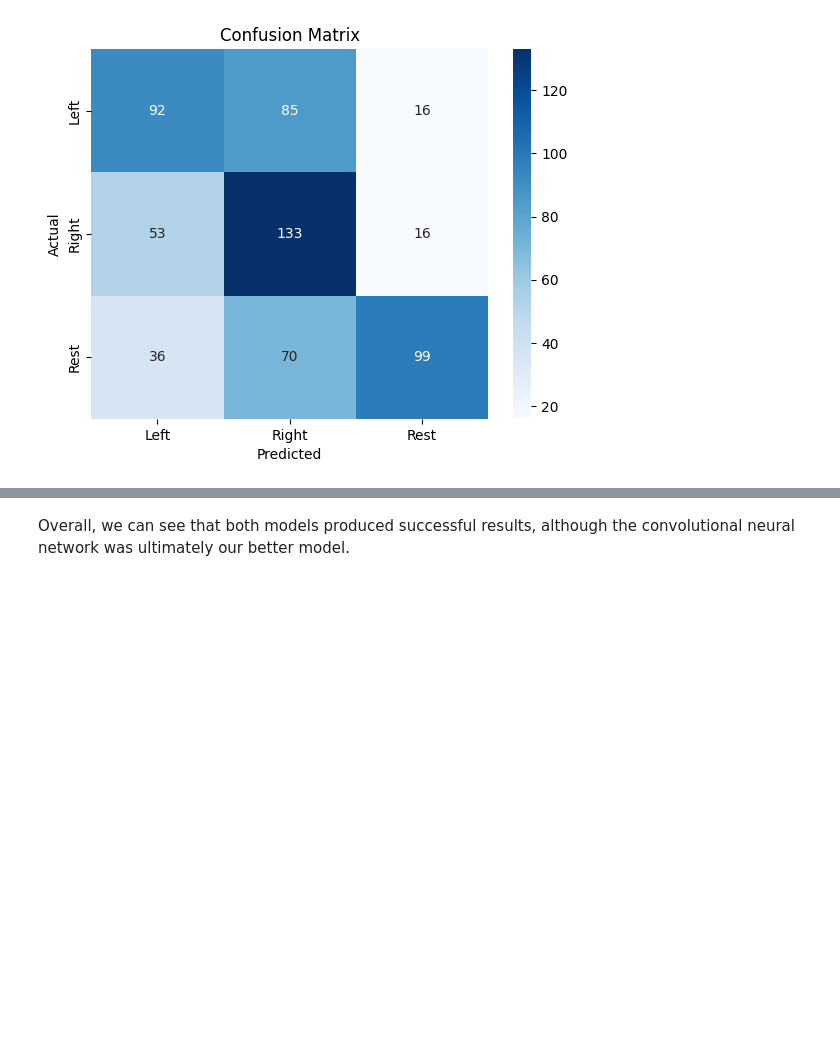
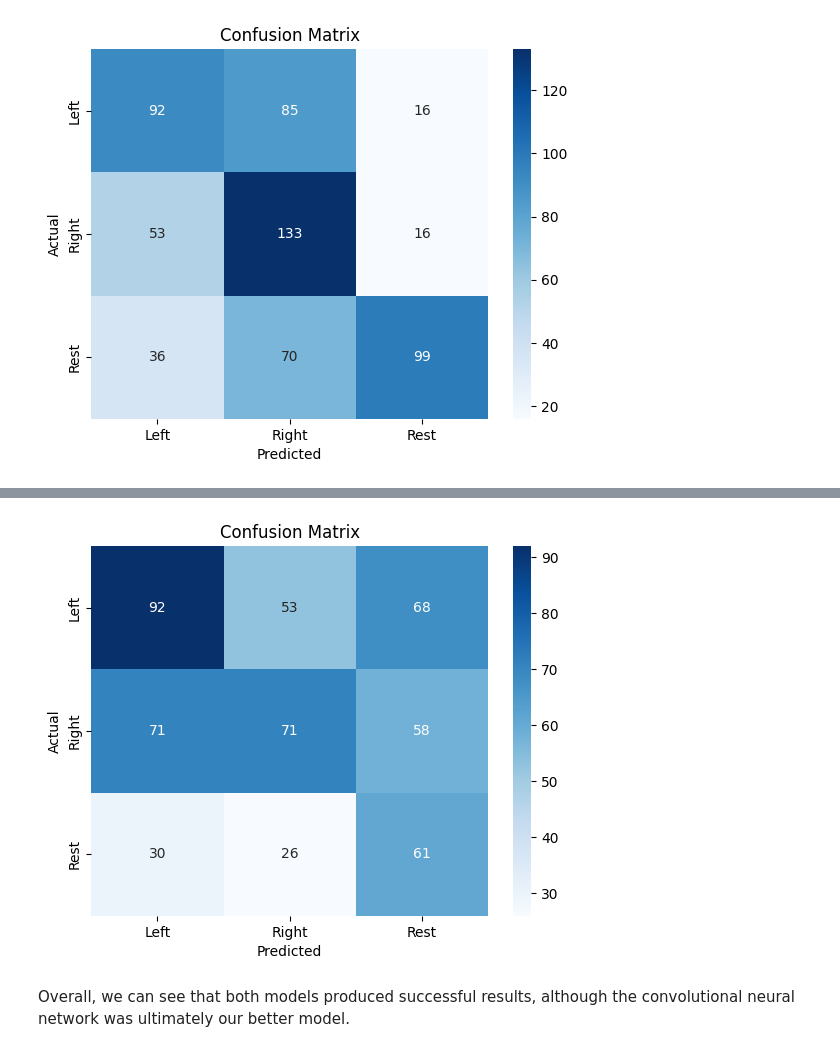
Before and after one commit to bubbyooo/mind-over-motor, a Jupyter notebook: report.ipynb, the cells around one changed output, grey strips where cells are left out. Drawn from its saved outputs; the diff is of its cells as text; code cells hidden in the pictures; blank space fills up the shorter version.

```diff
--- a/report.ipynb
+++ b/report.ipynb
@@ -187,5 +189,7 @@ evaluation.plot_confusion_matrix_cnn(cnn_model, X_test_cnn, y_test)
 # %%
-evaluation.plot_confusion_matrix_logreg(log_model, X_test_log, y_test_log)
+evaluation.plot_confusion_matrix_cnn(log_model, X_test_log, y_test_log)
+# %% [output]
+[figure, added]
 # %% [markdown]
 Overall, we can see that both models produced successful results, although the convolutional neural network was ultimately our better model.
 # %% [markdown]
```
Also changed, not shown: parts of 1 cell of this notebook.
